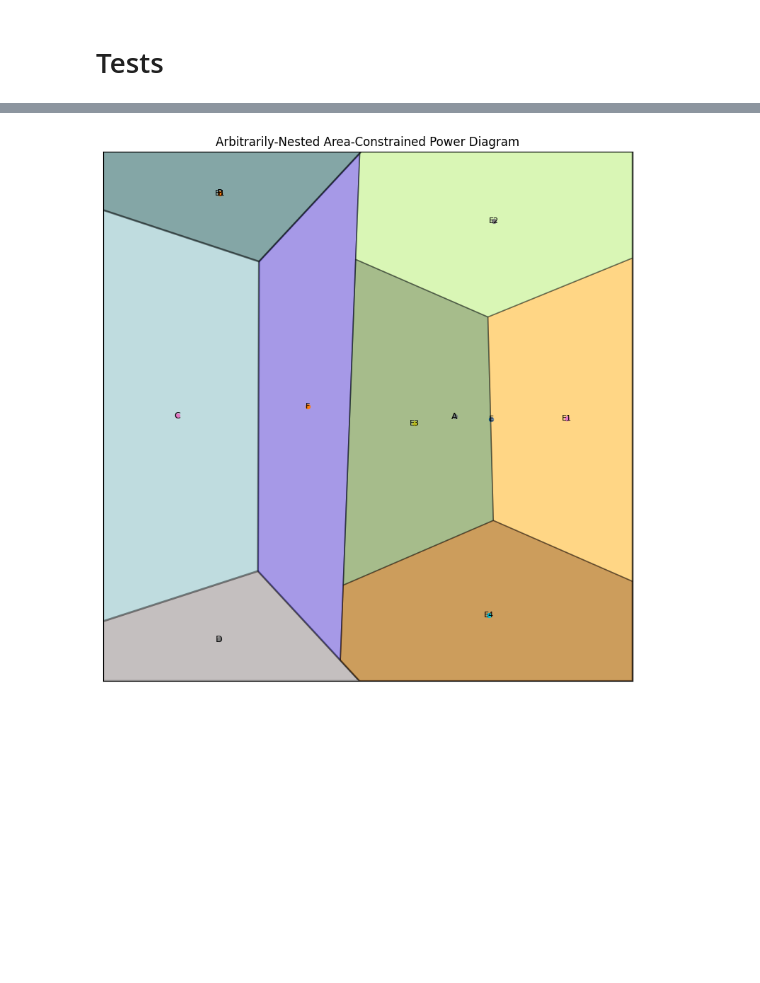
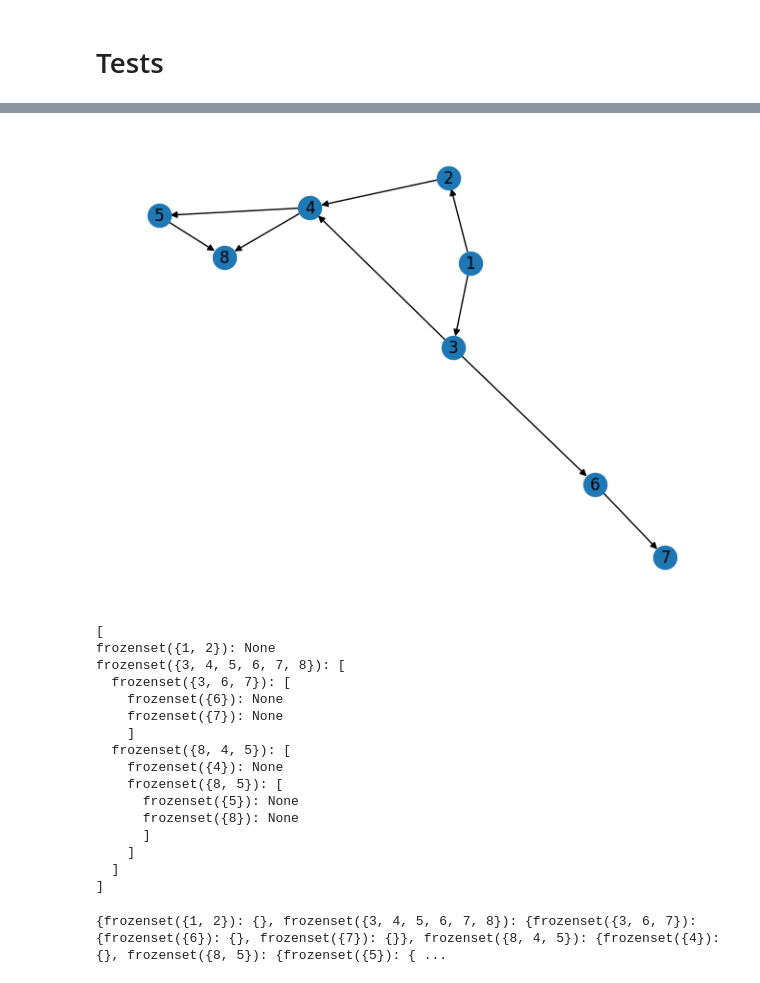
Before and after one commit to IsaacFigNewton/dag2laguerre, a Jupyter notebook: Voronoi_Power_Diagram_View.ipynb, the cells around one changed output, grey strips where cells are left out. Drawn from its saved outputs; the diff is of its cells as text; code cells hidden in the pictures; blank space fills up the shorter version.

```diff
--- a/Voronoi_Power_Diagram_View.ipynb
+++ b/Voronoi_Power_Diagram_View.ipynb
@@ -861,19 +562,56 @@ pprint(digraph_to_nested_children(G))
-# %%
-
-nested = {
-    "A": {"children": {
-        "E": {"children": {"E1": 1, "E2": 1, "E3": 1, "E4": 1}},
-        "F": 1,
-    }},
-    "B": {"children": {
-        "B1": 0.5,
-        # "E": {"children": {"E1": 1, "E2": 1, "E3": 1, "E4": 1}},
-    }},
-    "C": 1.5,
-    "D": 0.5,
-}
-
-Plotter(DiagramConfig()).plot(nested)
-# Plotter(DiagramConfig()).plot(digraph_to_nested_children(G))
-# %% [output]
-[figure, removed]
+# %%
+sample_dag = nx.DiGraph()
+sample_dag.add_edges_from([
+    (1, 2),
+    (1, 3),
+    (2, 4),
+    (3, 4),
+    (4, 5),
+    (4, 8),
+    (3, 6),
+    (6, 7),
+    (5, 8)
+])
+# %%
+import matplotlib.pyplot as plt
+
+nx.draw(sample_dag, with_labels=True)
+# %% [output]
+[figure, added]
+# %%
+partitions = PartitionTreeBuilder(sample_dag).build()
+
+def dict_to_str(d, tabs=0):
+  offset = '  '*tabs
+  string = ""
+  if isinstance(d, dict):
+    string += "[\n"
+    for k, v in d.items():
+      string += f"{offset}{k}: {dict_to_str(v, tabs+1) if len(v) > 0 else None}\n"
+    string += f"{offset}]"
+    return string
+  else:
+    return d
+
+print(dict_to_str(partitions))
+# %% [output]
+[
+frozenset({1, 2}): None
+frozenset({3, 4, 5, 6, 7, 8}): [
+  frozenset({3, 6, 7}): [
+    frozenset({6}): None
+    frozenset({7}): None
+    ]
+  frozenset({8, 4, 5}): [
+    frozenset({4}): None
+    frozenset({8, 5}): [
+      frozenset({5}): None
+      frozenset({8}): None
+      ]
+    ]
+  ]
+]
+# %%
+print(partitions)
+# %% [output]
+{frozenset({1, 2}): {}, frozenset({3, 4, 5, 6, 7, 8}): {frozenset({3, 6, 7}): {frozenset({6}): {}, frozenset({7}): {}}, frozenset({8, 4, 5}): {frozenset({4}): {}, frozenset({8, 5}): {frozenset({5}): { ...
```
Also changed, not shown: parts of 11 cells of this notebook.
